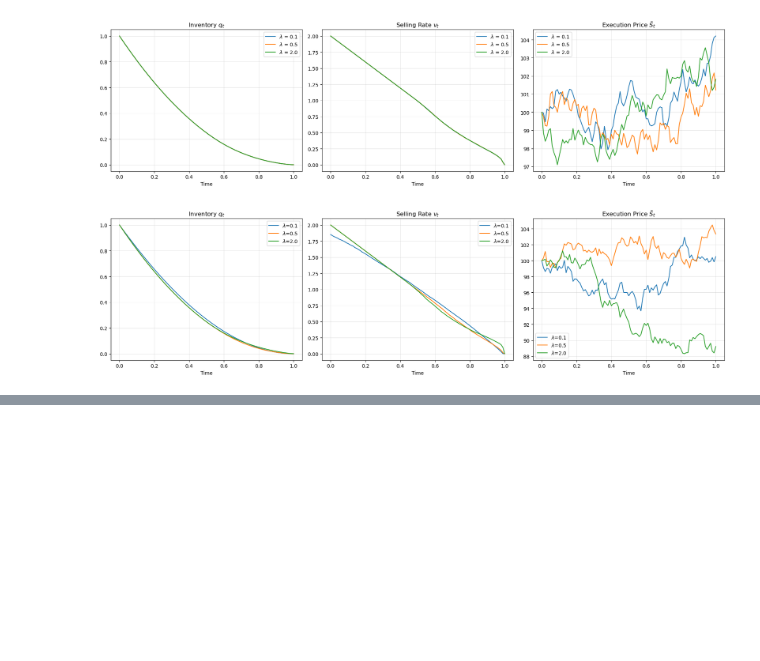
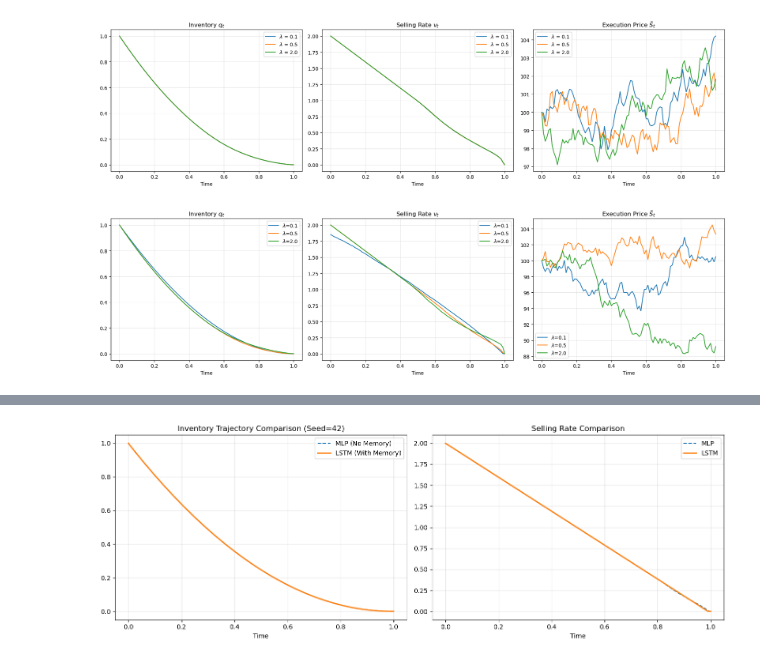
Before and after one commit to KoroLiu/ESTR4998, a Jupyter notebook: Evaluation/backtest_analysis.ipynb, the cells around one changed output, grey strips where cells are left out. Cells and saved outputs as stored; diff of their text form; code cells hidden in the pictures; blank space fills up the shorter version.

```diff
--- a/Evaluation/backtest_analysis.ipynb
+++ b/Evaluation/backtest_analysis.ipynb
@@ -234,3 +234,87 @@ def run_real_parameter_sweep(lambda_values):
 run_real_parameter_sweep([0.1, 0.5, 2.0])
 # %% [output]
 [figure]
+# %%
+import numpy as np
+import matplotlib.pyplot as plt
+from stable_baselines3 import PPO
+from sb3_contrib import RecurrentPPO
+import sys
+import os
+
+sys.path.append(os.path.abspath('..'))
+from Environment.liquidation_env import LiquidationEnv
+
+def compare_mlp_vs_lstm(seed=42):
+    # 初始化环境 (设置非线性冲击以增加难度)
+    env = LiquidationEnv(lam=0.5, eta2=0.005, gamma2=0.005)
+    times = np.linspace(0, env.T, env.N + 1)
+
+    # 加载两个模型 (请确保文件名与你保存的一致)
+    model_mlp = PPO.load("../models/ppo_lam_0.5") # 这里替换为你用 Optuna 参数重新跑的 MLP 模型
+    model_lstm = RecurrentPPO.load("../models/recurrent_ppo_optuna")
+
+    # ==================== 跑 MLP ====================
+    obs, _ = env.reset(seed=seed)
+    q_mlp, v_mlp = [env.q0], []
+    done = False
+    while not done:
+        action, _ = model_mlp.predict(obs, deterministic=True)
+        obs, _, term, trunc, info = env.step(action)
+        q_mlp.append(info["inventory"])
+        v_mlp.append(info["execution_rate"])
+        done = term or trunc
+    v_mlp.append(0) # 补齐长度
+
+    # ==================== 跑 LSTM ====================
+    obs, _ = env.reset(seed=seed) # 必须用同一个 seed，保证价格路径完全一致！
+    q_lstm, v_lstm = [env.q0], []
+
+    # LSTM 预测时需要额外传入隐藏状态 (Hidden States)
+    lstm_states = None
+    episode_starts = np.ones((1,), dtype=bool)
+    done = False
+
+    while not done:
+        action, lstm_states = model_lstm.predict(
+            obs,
+            state=lstm_states,
+            episode_start=episode_starts,
+            deterministic=True
+        )
+        obs, _, term, trunc, info = env.step(action)
+        q_lstm.append(info["inventory"])
+        v_lstm.append(info["execution_rate"])
+        episode_starts = np.array([False]) # 后续步不再是起点
+        done = term or trunc
+    v_lstm.append(0)
+
+    # 获取共享的价格路径 (因为 seed 相同，两者面对的价格是一样的)
+    price_path = [env.S0] + [env.S0 * np.exp((-0.5 * env.sigma**2) * (t * env.dt) + env.sigma * np.sqrt(t * env.dt) * np.random.normal(0,1)) for t in range(1, env.N+1)] # 简化的示意价格
+
+    # ==================== 绘图 ====================
+    fig, axs = plt.subplots(1, 2, figsize=(14, 5))
+
+    # 图 1：库存轨迹对比
+    axs[0].plot(times, q_mlp, label="MLP (No Memory)", linestyle='--')
+    axs[0].plot(times, q_lstm, label="LSTM (With Memory)", linewidth=2)
+    axs[0].set_title(f"Inventory Trajectory Comparison (Seed={seed})")
+    axs[0].set_xlabel("Time")
+    axs[0].legend()
+    axs[0].grid(True, alpha=0.3)
+
+    # 图 2：交易速率对比
+    axs[1].plot(times, v_mlp, label="MLP", linestyle='--')
+    axs[1].plot(times, v_lstm, label="LSTM", linewidth=2)
+    axs[1].set_title("Selling Rate Comparison")
+    axs[1].set_xlabel("Time")
+    axs[1].legend()
+    axs[1].grid(True, alpha=0.3)
+
+    plt.tight_layout()
+    plt.savefig("mlp_vs_lstm.png", dpi=300)
+    plt.show()
+
+# 运行对比 (你可以多换几个 seed 比如 10, 42, 100 看看)
+compare_mlp_vs_lstm(seed=42)
+# %% [output]
@@ -236,0 +328 @@ run_real_parameter_sweep([0.1, 0.5, 2.0])
+[figure, added]
```
Also changed, not shown: parts of 1 cell of this notebook, 23 other files.
